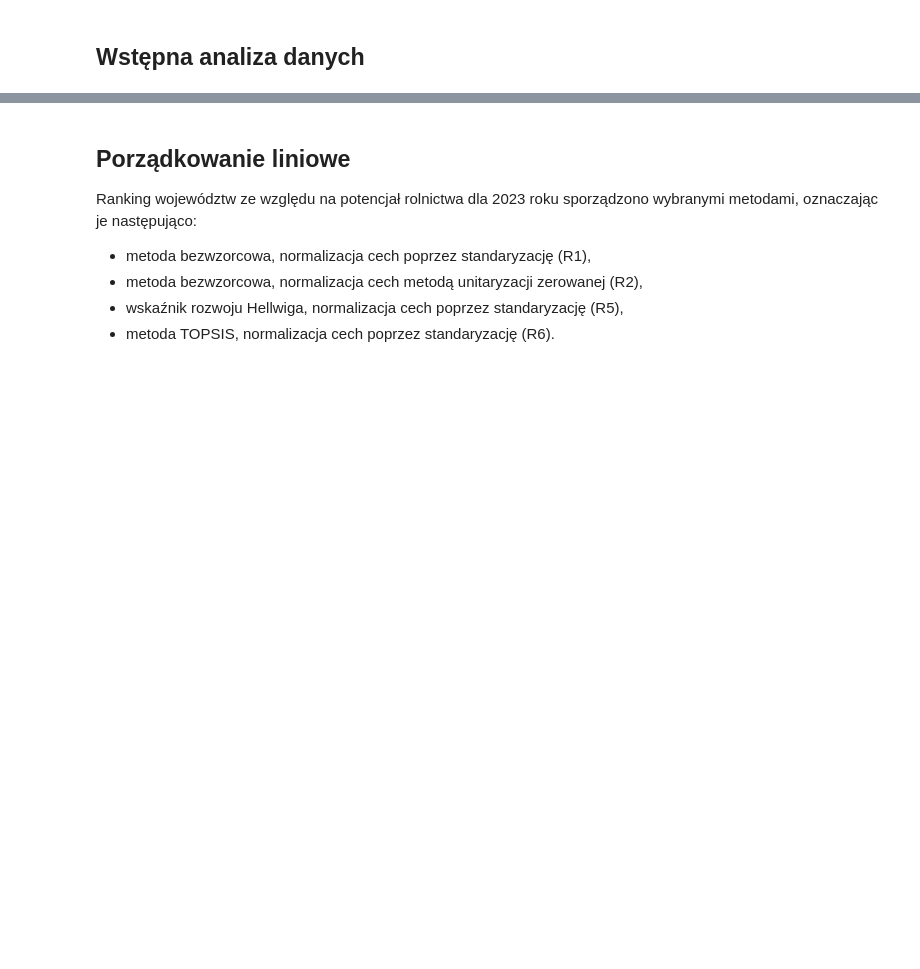
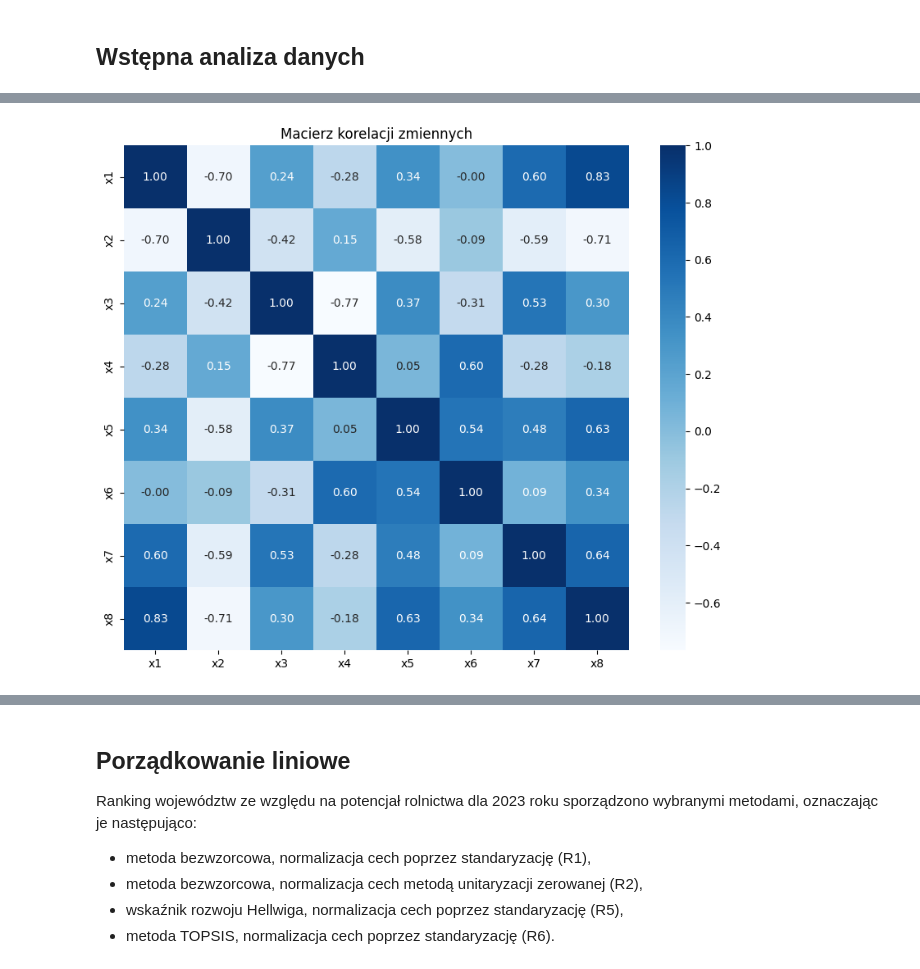
Before and after one commit to pawszu908/sad-project-1, a Jupyter notebook: Analiza.ipynb, the cells around one changed output, grey strips where cells are left out. Saved outputs shown, nothing was run; the diff lists cells and outputs as text; code cells hidden in the pictures; blank space fills up the shorter version.

```diff
--- a/Analiza.ipynb
+++ b/Analiza.ipynb
@@ -34,0 +192,4 @@ all_vars = ["x1", "x2", "x3", "x4", "x5", "x6", "x7", "x8"]
+# %%
+eda.correlation_matrix_heatmap(df, ['x1', 'x2', 'x3', 'x4', 'x5', 'x6', 'x7', 'x8'])
+# %% [output]
+[figure, added]
```
Also changed, not shown: parts of 21 cells of this notebook, 5 other files.
